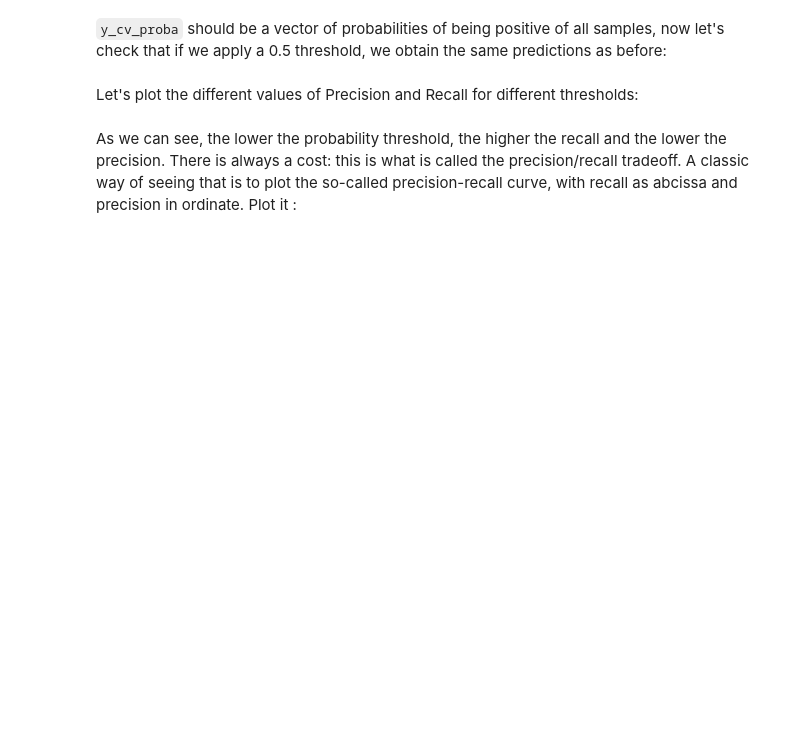
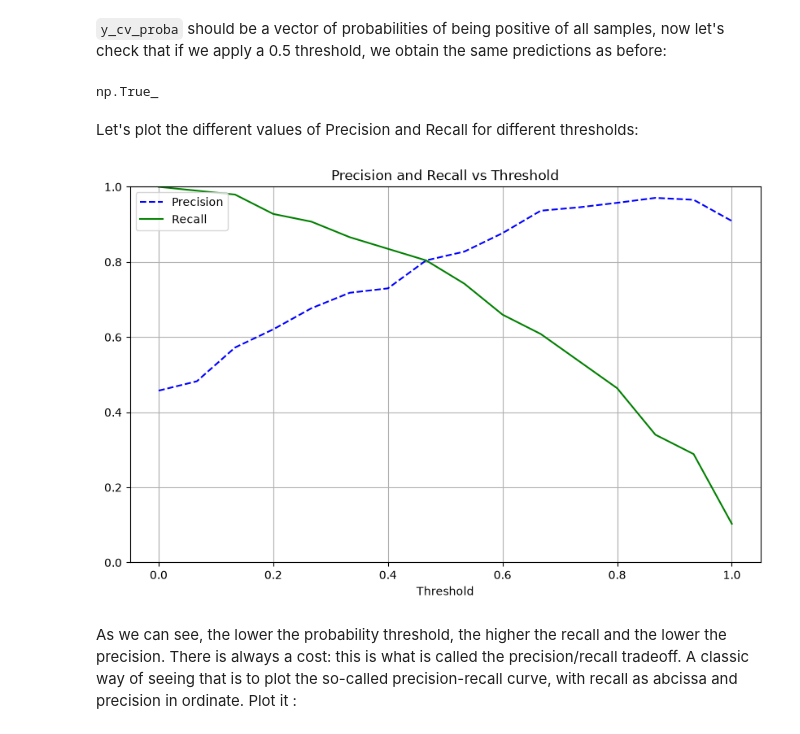
Before and after one commit to Robert-dataAI/ML2.1-classification_intro, a Jupyter notebook: notebooks/Machine_Learning_2.1_Classification.ipynb, the cells around one changed output. Saved outputs shown, nothing was run; the diff lists cells and outputs as text; code cells hidden in the pictures; blank space fills up the shorter version.

```diff
--- a/notebooks/Machine_Learning_2.1_Classification.ipynb
+++ b/notebooks/Machine_Learning_2.1_Classification.ipynb
@@ -430,2 +539,21 @@ y_cv_proba =
+# %%
+#By default KNN applies a 0.5 threshold to make its predictions:
+"""
+    y_cv_proba[:, 1]: selecciona la probabilidad de tener una enfermedad cardíaca.
+    > 0.5: comprueba si esa probabilidad supera el 50 %.
+    .astype(int): convierte los valores booleanos en enteros (True = 1, False = 0).
+    == y_cv_pred: compara las nuevas predicciones con las predicciones originales.
+    .all(): comprueba si todas las predicciones coinciden.
+
+    Si el RESULTADO ES "TRUE" significa que todas las predicciones obtenidas aplicando
+    el umbral de 0.5 coinciden con las predicciones originales de KNN.
+    Una observación importante: el código del enunciado utiliza > 0.5, mientras que KNN
+    puede asignar una clase en situaciones de empate (por ejemplo, 7 vecinos sanos y 8 enfermos no es empate,
+    pero 7 y 8; un empate sería imposible con 15 vecinos). Con 15 vecinos no hay empate
+    entre dos clases, por lo que el umbral de 0.5 funciona correctamente.
+"""
+((y_cv_proba[:,1] > 0.5).astype(int) == y_cv_pred).all()
+# %% [output]
+np.True_
 # %% [markdown]
 Let's plot the different values of Precision and Recall for different thresholds:
@@ -444,2 +560,48 @@ def plot_precision_recall_vs_threshold(precisions, recalls, thresholds):
+# %%
+#Precision recall tradeoff
+from sklearn.metrics import precision_recall_curve
+
+def plot_precision_recall_vs_threshold(precisions, recalls, thresholds):
+    plt.plot(thresholds, precisions[:-1], "b--", label="Precision")
+    plt.plot(thresholds, recalls[:-1], "g-", label="Recall")
+    plt.xlabel("Threshold")
+    plt.legend(loc="upper left")
+    plt.ylim([0, 1])
+
+#TOFILL
+"""
+    Si la probabilidad de enfermedad es superior a 0.5 → paciente enfermo (1).
+    Si es inferior o igual a 0.5 → paciente sano (0).
+
+    ** Precision: proporción de predicciones positivas que son realmente positivas.
+    ** Recall: proporción de pacientes enfermos que conseguimos detectar.
+"""
+## Calculate precision, recall and thresholds
+precisions, recalls, thresholds = precision_recall_curve( y_train, y_cv_proba[:, 1] ) # Calculo las diferentes precisiones, recalls y thresholds
+
+"""
+    precisions: valores de precisión para cada umbral.
+    recalls: valores de recall para cada umbral.
+    thresholds: diferentes umbrales que utiliza el modelo.
+    ¿Por qué utilizamos y_cv_proba[:, 1]?
+    Porque queremos utilizar las probabilidades de que cada paciente tenga una enfermedad cardíaca (clase positiva).
+"""
+
+"""
+    Si reducimos el threshold, el modelo clasifica más pacientes como enfermos.
+    Así detectamos más pacientes que realmente están enfermos (aumenta el recall),
+    pero también podemos cometer más falsos positivos (disminuye la precision).
+"""
+
+# Plot the results
+plt.figure(figsize=(10, 6))
+plot_precision_recall_vs_threshold(precisions, recalls, thresholds)
+plt.title("Precision and Recall vs Threshold")
+
+plt.grid()
+
+plt.show()
+# %% [output]
+[figure, added]
 # %% [markdown]
 As we can see, the lower the probability threshold, the higher the recall and the lower the precision. There is always a cost: this is what is called the precision/recall tradeoff. A classic way of seeing that is to plot the so-called precision-recall curve, with recall as abcissa and precision in ordinate. Plot it :
```
Also changed, not shown: parts of 21 cells of this notebook, 1 other file.
